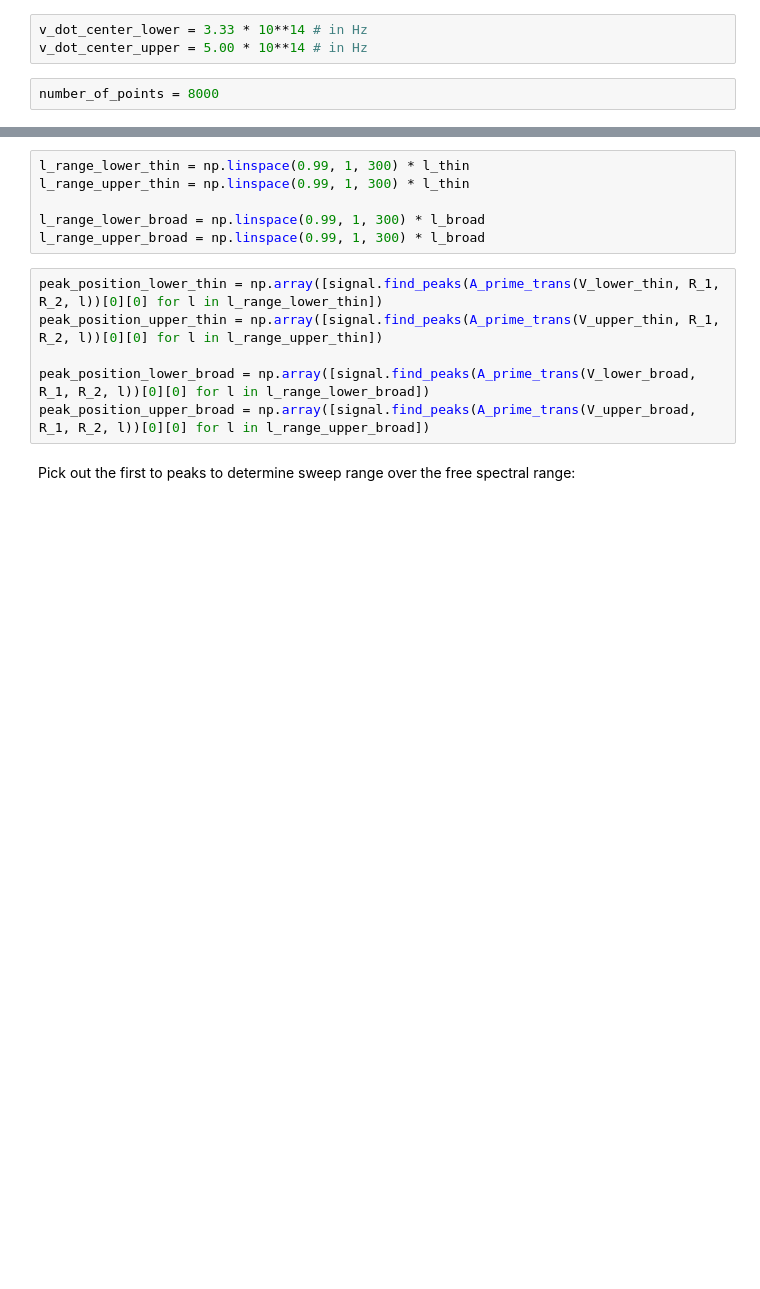
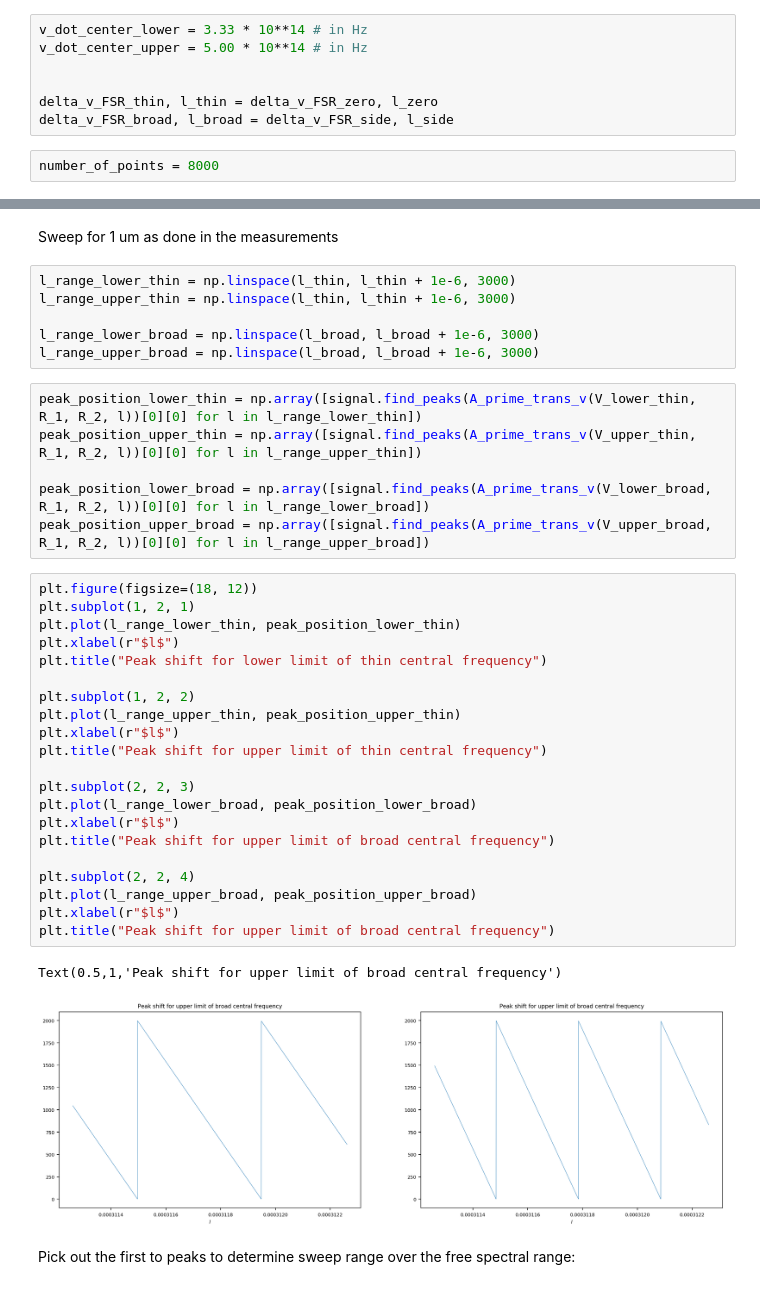
Before and after one commit to JKU-HFP/Sizing_Fabry_Perot_Interferometer, a Jupyter notebook: Sizing_Fabry_Perot_Interferometer.ipynb, the cells around one changed output, grey strips where cells are left out. Drawn from its saved outputs; the diff is of its cells as text; blank space fills up the shorter version.

Commit message:
Adapt the temperature shift so that it works for breaking change

```diff
--- a/Sizing_Fabry_Perot_Interferometer.ipynb
+++ b/Sizing_Fabry_Perot_Interferometer.ipynb
@@ -385,6 +387,10 @@ Investigate case for lower limit of central frequency and upper limit of central
 # %%
 v_dot_center_lower = 3.33 * 10**14 # in Hz
 v_dot_center_upper = 5.00 * 10**14 # in Hz
+
+
+delta_v_FSR_thin, l_thin = delta_v_FSR_zero, l_zero
+delta_v_FSR_broad, l_broad = delta_v_FSR_side, l_side
 # %%
 number_of_points = 8000
 # %%
@@ -404,15 +408,41 @@ NameError: name 'delta_v_FSR_thin' is not defined
+# %% [markdown]
+Sweep for 1 um as done in the measurements
 # %%
-l_range_lower_thin = np.linspace(0.99, 1, 300) * l_thin
-l_range_upper_thin = np.linspace(0.99, 1, 300) * l_thin
+l_range_lower_thin = np.linspace(l_thin, l_thin + 1e-6, 3000)
+l_range_upper_thin = np.linspace(l_thin, l_thin + 1e-6, 3000)
 
-l_range_lower_broad = np.linspace(0.99, 1, 300) * l_broad
-l_range_upper_broad = np.linspace(0.99, 1, 300) * l_broad
+l_range_lower_broad = np.linspace(l_broad, l_broad + 1e-6, 3000)
+l_range_upper_broad = np.linspace(l_broad, l_broad + 1e-6, 3000)
 # %%
-peak_position_lower_thin = np.array([signal.find_peaks(A_prime_trans(V_lower_thin, R_1, R_2, l))[0][0] for l in l_range_lower_thin])
-peak_position_upper_thin = np.array([signal.find_peaks(A_prime_trans(V_upper_thin, R_1, R_2, l))[0][0] for l in l_range_upper_thin])
+peak_position_lower_thin = np.array([signal.find_peaks(A_prime_trans_v(V_lower_thin, R_1, R_2, l))[0][0] for l in l_range_lower_thin])
+peak_position_upper_thin = np.array([signal.find_peaks(A_prime_trans_v(V_upper_thin, R_1, R_2, l))[0][0] for l in l_range_upper_thin])
 
-peak_position_lower_broad = np.array([signal.find_peaks(A_prime_trans(V_lower_broad, R_1, R_2, l))[0][0] for l in l_range_lower_broad])
-peak_position_upper_broad = np.array([signal.find_peaks(A_prime_trans(V_upper_broad, R_1, R_2, l))[0][0] for l in l_range_upper_broad])
+peak_position_lower_broad = np.array([signal.find_peaks(A_prime_trans_v(V_lower_broad, R_1, R_2, l))[0][0] for l in l_range_lower_broad])
+peak_position_upper_broad = np.array([signal.find_peaks(A_prime_trans_v(V_upper_broad, R_1, R_2, l))[0][0] for l in l_range_upper_broad])
+# %%
+plt.figure(figsize=(18, 12))
+plt.subplot(1, 2, 1)
+plt.plot(l_range_lower_thin, peak_position_lower_thin)
+plt.xlabel(r"$l$")
+plt.title("Peak shift for lower limit of thin central frequency")
+
+plt.subplot(1, 2, 2)
+plt.plot(l_range_upper_thin, peak_position_upper_thin)
+plt.xlabel(r"$l$")
+plt.title("Peak shift for upper limit of thin central frequency")
+
+plt.subplot(2, 2, 3)
+plt.plot(l_range_lower_broad, peak_position_lower_broad)
+plt.xlabel(r"$l$")
+plt.title("Peak shift for upper limit of broad central frequency")
+
+plt.subplot(2, 2, 4)
+plt.plot(l_range_upper_broad, peak_position_upper_broad)
+plt.xlabel(r"$l$")
+plt.title("Peak shift for upper limit of broad central frequency")
+# %% [output]
+Text(0.5,1,'Peak shift for upper limit of broad central frequency')
+[figure, added]
 # %% [markdown]
 Pick out the first to peaks to determine sweep range over the free spectral range:
 # %%
```
Also changed, not shown: parts of 20 cells of this notebook, 1 other file.
